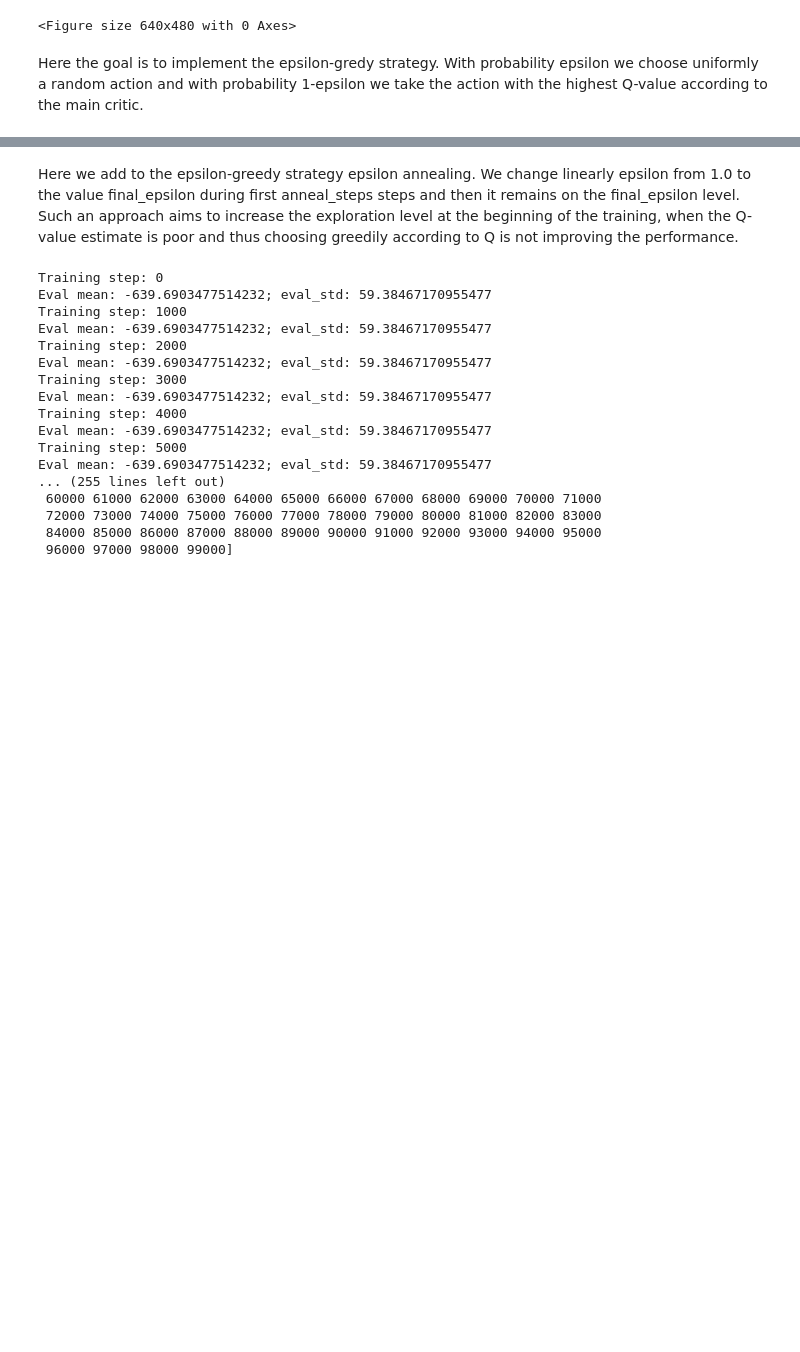
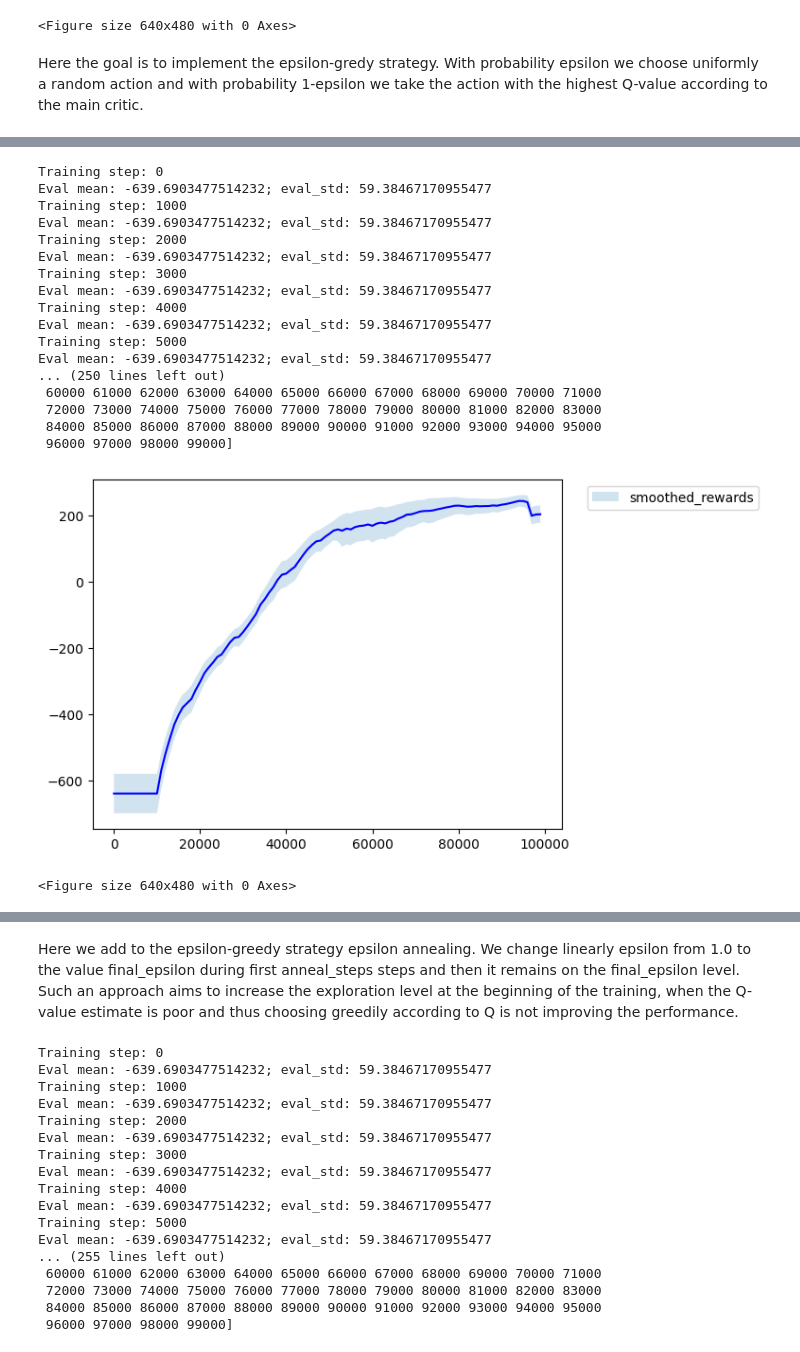
Before and after one commit to JKLRak/ml4, a Jupyter notebook: docs/hw_4_dqn_exploration_student.ipynb, the cells around one changed output, grey strips where cells are left out. Drawn from its saved outputs; the diff is of its cells as text; code cells hidden in the pictures; blank space fills up the shorter version.

```diff
--- a/docs/hw_4_dqn_exploration_student.ipynb
+++ b/docs/hw_4_dqn_exploration_student.ipynb
@@ -391,0 +414,24 @@ Eval mean: -639.6903477514232; eval_std: 59.38467170955477
+# %%
+epsilon_greedy_dqn = EpsilonGreedyDQN(args, 0.2)
+result_means_epsilon_greedy_dqn_big, result_stds_epsilon_greedy_dqn_big = train_dqn(epsilon_greedy_dqn)
+plot_results(result_means_epsilon_greedy_dqn_big, result_stds_epsilon_greedy_dqn_big)
+# %% [output]
+Training step: 0
+Eval mean: -639.6903477514232; eval_std: 59.38467170955477
+Training step: 1000
+Eval mean: -639.6903477514232; eval_std: 59.38467170955477
+Training step: 2000
+Eval mean: -639.6903477514232; eval_std: 59.38467170955477
+Training step: 3000
+Eval mean: -639.6903477514232; eval_std: 59.38467170955477
+Training step: 4000
+Eval mean: -639.6903477514232; eval_std: 59.38467170955477
+Training step: 5000
+Eval mean: -639.6903477514232; eval_std: 59.38467170955477
+... (250 lines left out)
+ 60000 61000 62000 63000 64000 65000 66000 67000 68000 69000 70000 71000
+ 72000 73000 74000 75000 76000 77000 78000 79000 80000 81000 82000 83000
+ 84000 85000 86000 87000 88000 89000 90000 91000 92000 93000 94000 95000
+ 96000 97000 98000 99000]
+[figure, added]
+<Figure size 640x480 with 0 Axes>
```
Also changed, not shown: parts of 17 cells of this notebook.
